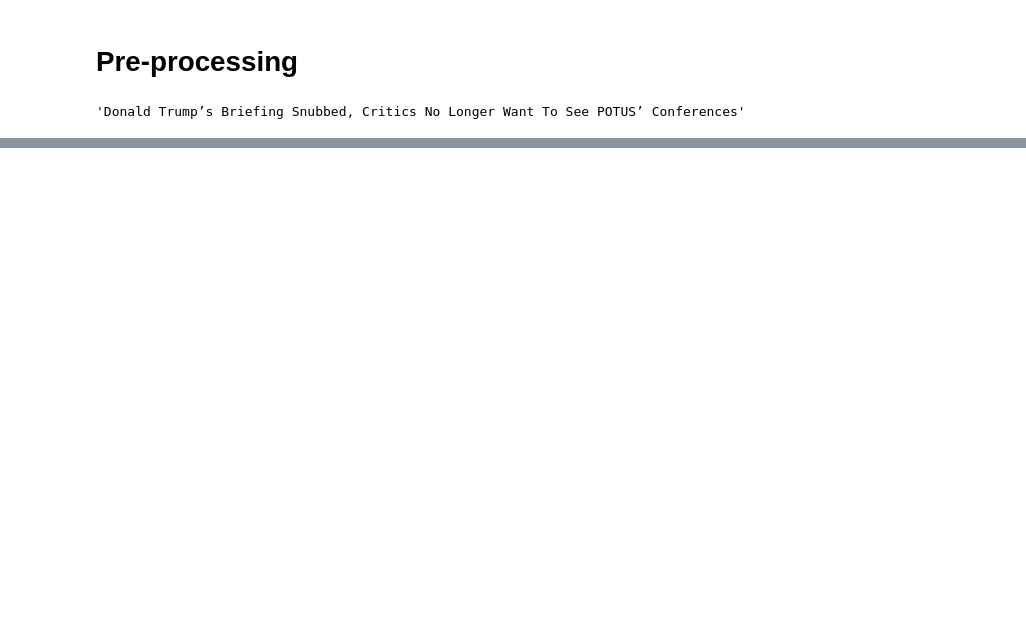
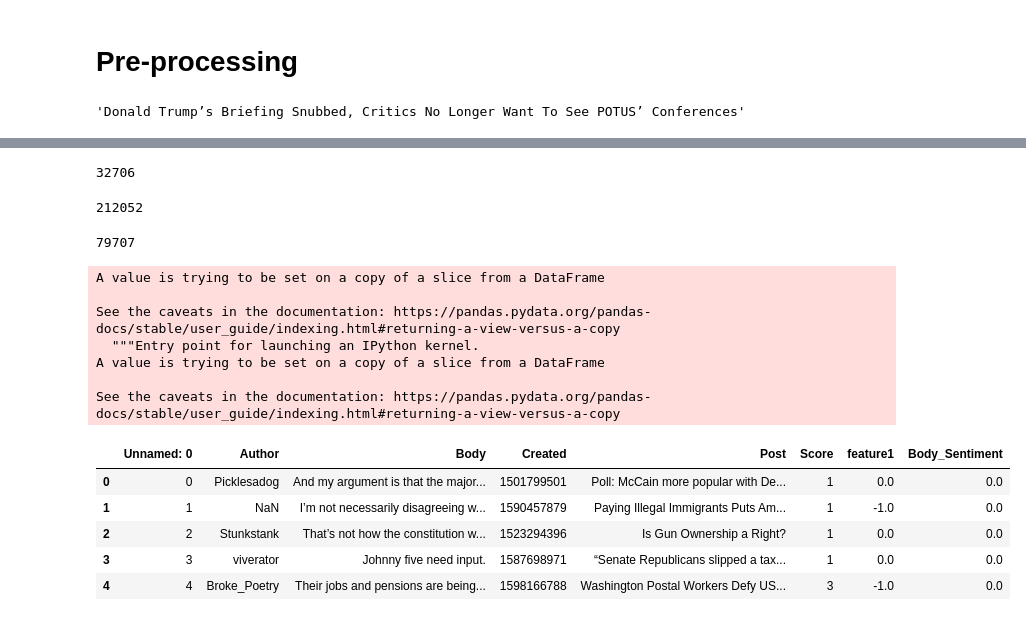
Before and after one commit to AlexandreAdam/HackatonF20, a Jupyter notebook: notebooks/Challenge3.ipynb, the cells around one changed output, grey strips where cells are left out. Cells and saved outputs as stored; diff of their text form; code cells hidden in the pictures; blank space fills up the shorter version.

```diff
--- a/notebooks/Challenge3.ipynb
+++ b/notebooks/Challenge3.ipynb
@@ -72,0 +79,7 @@ inputs = tokenizer(D_train[], return_tensors="tf")
+# %%
+# author_train = D_train[["Author", "label"]].groupby("Author").mean()
+author_train = set(D_train["Author"].unique())
+author_test = set(D_test["Author"].unique())
+# %%
+unknown_authors = author_test.difference(author_train)
+# unknown_authors
@@ -72,0 +90,39 @@ inputs = tokenizer(D_train[], return_tensors="tf")
+# %%
+len(author_train)
+# %% [output]
+32706
+# %%
+len(D_train)
+# %% [output]
+212052
+# %%
+len(D_test)
+# %% [output]
+79707
+# %%
+author_map = D_train[["Author", "label"]].groupby("Author").mean()
+unknown = pd.DataFrame.from_dict({key: [-1] for key in unknown_authors}).T
+unknown.columns = ["label"]
+author_map = pd.concat([author_map, unknown])
+# %%
+author_map = author_map.to_dict()["label"]
+D_test["feature1"] = D_test["Author"].map(author_map)
+D_train["feature1"] = D_train["Author"].map(author_map)
+# %%
+D_test["feature1"][D_test["feature1"].isna() == True] = -1
+D_train["feature1"][D_train["feature1"].isna()] = -1
+D_test.head()
+# %% [output]
+A value is trying to be set on a copy of a slice from a DataFrame
+
+See the caveats in the documentation: https://pandas.pydata.org/pandas-docs/stable/user_guide/indexing.html#returning-a-view-versus-a-copy
+  """Entry point for launching an IPython kernel.
+A value is trying to be set on a copy of a slice from a DataFrame
+
+See the caveats in the documentation: https://pandas.pydata.org/pandas-docs/stable/user_guide/indexing.html#returning-a-view-versus-a-copy
+|  | Unnamed: 0 | Author | Body | Created | Post | Score | feature1 | Body_Sentiment |
+| 0 | 0 | Picklesadog | And my argument is that the major... | 1501799501 | Poll: McCain more popular with De... | 1 | 0.0 | 0.0 |
+| 1 | 1 | NaN | I’m not necessarily disagreeing w... | 1590457879 | Paying Illegal Immigrants Puts Am... | 1 | -1.0 | 0.0 |
+| 2 | 2 | Stunkstank | That’s not how the constitution w... | 1523294396 | Is Gun Ownership a Right? | 1 | 0.0 | 0.0 |
+| 3 | 3 | viverator | Johnny five need input. | 1587698971 | “Senate Republicans slipped a tax... | 1 | 0.0 | 0.0 |
+| 4 | 4 | Broke_Poetry | Their jobs and pensions are being... | 1598166788 | Washington Postal Workers Defy US... | 3 | -1.0 | 0.0 |
```
Also changed, not shown: parts of 23 cells of this notebook, 2 other files.
